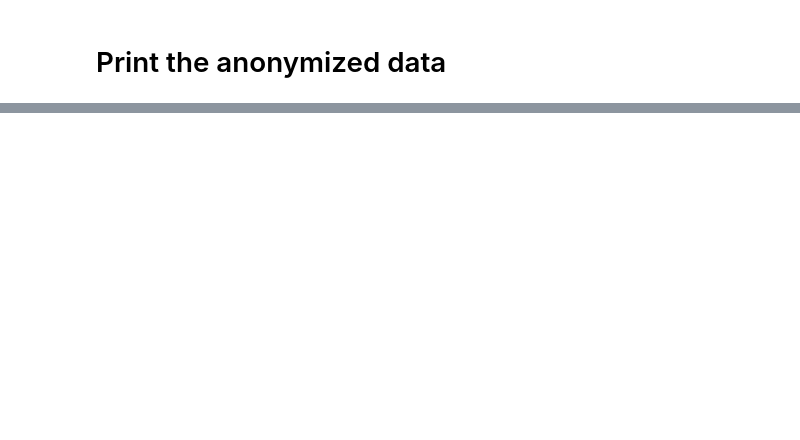
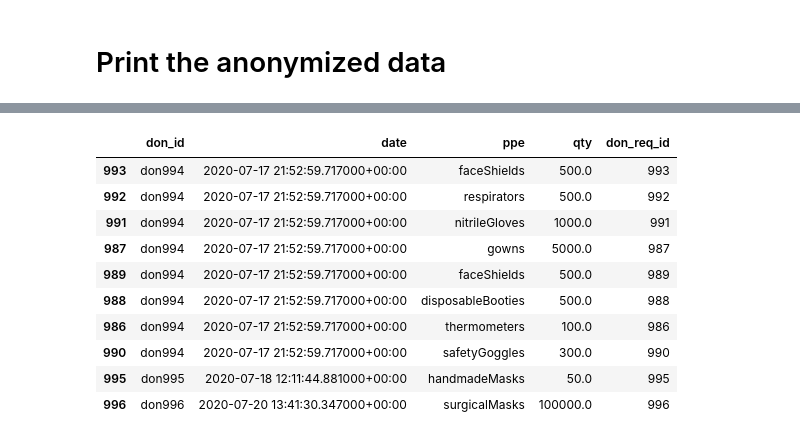
Before and after one commit to samorani/MatchingPPE, a Jupyter notebook: anonymize data.ipynb, the cells around one changed output, grey strips where cells are left out. Cells and saved outputs as stored; diff of their text form; code cells hidden in the pictures; blank space fills up the shorter version.

```diff
--- a/anonymize data.ipynb
+++ b/anonymize data.ipynb
@@ -383,3 +410,17 @@ mod_donors.head()
+# %%
+mod_donors.sort_values('date').tail(10)
+# %% [output]
+|  | don_id | date | ppe | qty | don_req_id |
+| 993 | don994 | 2020-07-17 21:52:59.717000+00:00 | faceShields | 500.0 | 993 |
+| 992 | don994 | 2020-07-17 21:52:59.717000+00:00 | respirators | 500.0 | 992 |
+| 991 | don994 | 2020-07-17 21:52:59.717000+00:00 | nitrileGloves | 1000.0 | 991 |
+| 987 | don994 | 2020-07-17 21:52:59.717000+00:00 | gowns | 5000.0 | 987 |
+| 989 | don994 | 2020-07-17 21:52:59.717000+00:00 | faceShields | 500.0 | 989 |
+| 988 | don994 | 2020-07-17 21:52:59.717000+00:00 | disposableBooties | 500.0 | 988 |
+| 986 | don994 | 2020-07-17 21:52:59.717000+00:00 | thermometers | 100.0 | 986 |
+| 990 | don994 | 2020-07-17 21:52:59.717000+00:00 | safetyGoggles | 300.0 | 990 |
+| 995 | don995 | 2020-07-18 12:11:44.881000+00:00 | handmadeMasks | 50.0 | 995 |
+| 996 | don996 | 2020-07-20 13:41:30.347000+00:00 | surgicalMasks | 100000.0 | 996 |
 # %%
 import pickle
 pickle.dump(zipcodes,open( 'data/anon_distance_matrix.p', "wb" ))
```
Also changed, not shown: parts of 9 cells of this notebook, 6 other files.
